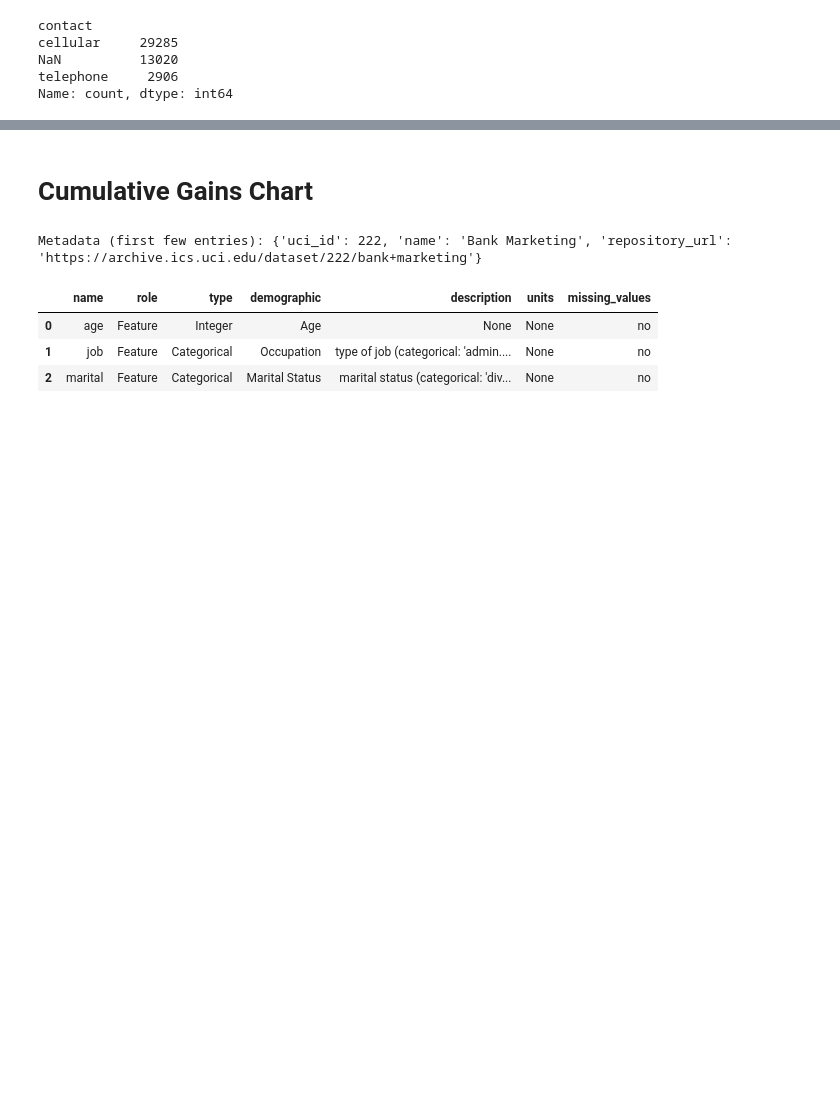
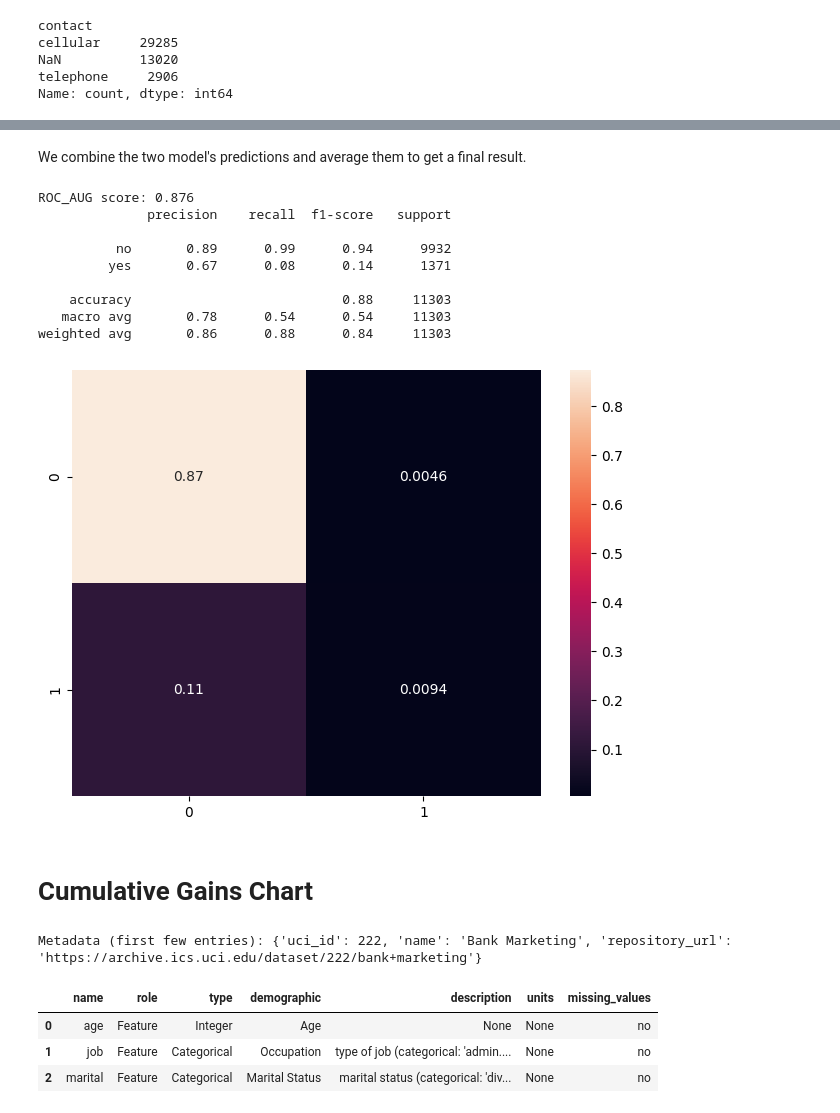
Before and after one commit to josuesandoval-beep/Final-Project-Bank-Marketing, a Jupyter notebook: Final_Project_Bank_Marketing.ipynb, the cells around one changed output, grey strips where cells are left out. Cells and saved outputs as stored; diff of their text form; code cells hidden in the pictures; blank space fills up the shorter version.

```diff
--- a/Final_Project_Bank_Marketing.ipynb
+++ b/Final_Project_Bank_Marketing.ipynb
@@ -245,3 +370,36 @@ Name: count, dtype: int64
+# %% [markdown]
+We combine the two model's predictions and average them to get a final result.
+# %%
+# Get probability predictions (classification)
+proba_num = logreg.predict_proba(X_test_scaled)[:, 1]   # prob of class 1
+proba_cat = pipe_cnb.predict_proba(X2_test)[:, 1]
+
+# Simple equal-weight average of the two proabilities
+final_proba = (proba_num + proba_cat) / 2.0
+final_pred  = np.where(final_proba >= 0.5, 'yes', 'no')
+
+#get relavent metrics for ensemble of the two models
+roc_score_ens = metrics.roc_auc_score(y_test, final_proba)
+cla_rep_ens = metrics.classification_report(y_test, final_pred )
+cnf_matrix_ens = metrics.confusion_matrix(y_test, final_pred ,normalize='all')
+
+#display metric results
+print(f'ROC_AUG score: {roc_score_ens :.3f}')
+print(cla_rep_ens)
+sns.heatmap(pd.DataFrame(cnf_matrix_ens), annot=True )
+plt.tight_layout()
+plt.show()
+# %% [output]
+ROC_AUG score: 0.876
+              precision    recall  f1-score   support
+
+          no       0.89      0.99      0.94      9932
+         yes       0.67      0.08      0.14      1371
+
+    accuracy                           0.88     11303
+   macro avg       0.78      0.54      0.54     11303
+weighted avg       0.86      0.88      0.84     11303
+[figure, added]
 # %% [markdown]
 # Cumulative Gains Chart
 # %%
```
Also changed, not shown: parts of 14 cells of this notebook.
